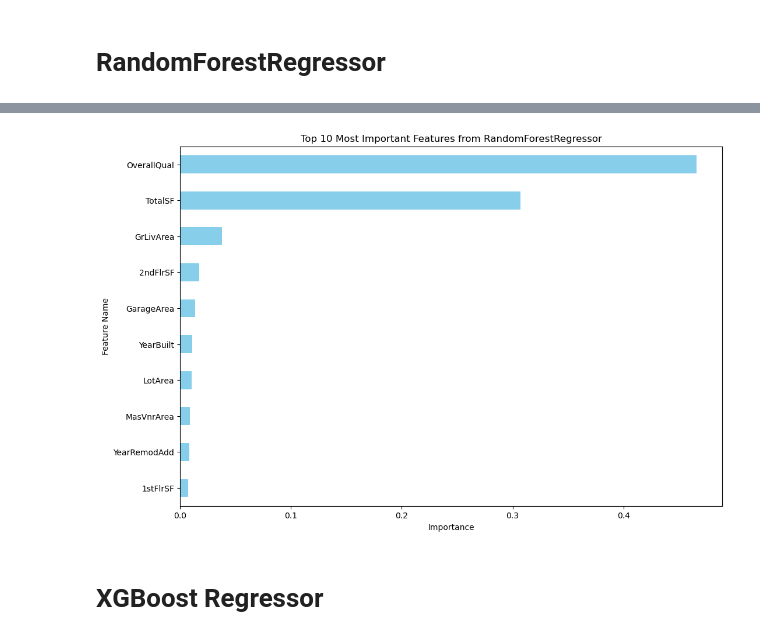
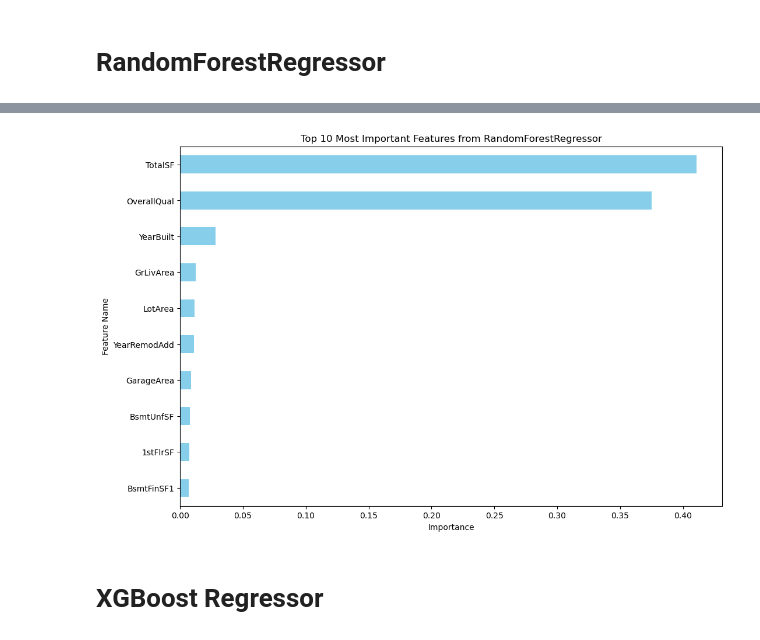
Before and after one commit to lottiewolf/NYCDSA_ML_Ames, a Jupyter notebook: Ames_ML_Modeling.ipynb, the cells around one changed output, grey strips where cells are left out. Drawn from its saved outputs; the diff is of its cells as text; code cells hidden in the pictures.

Commit message:
Last version of modeling

```diff
--- a/Ames_ML_Modeling.ipynb
+++ b/Ames_ML_Modeling.ipynb
@@ -45,10 +155,10 @@ R2 for Simple Linear Regression models: score, feature [[1.0, 'SalePrice'], [0.6
 # %% [markdown]
 # Feature Selection
 # %%
-numerical_features=['GrLivArea','SalePrice','LotFrontage','LotArea','YearBuilt','YearRemodAdd','MasVnrArea',
+numerical_features=['GrLivArea','LotFrontage','LotArea','YearBuilt','YearRemodAdd','MasVnrArea',
  'BsmtFinSF1','BsmtFinSF2','BsmtUnfSF','TotalBsmtSF','1stFlrSF','2ndFlrSF','LowQualFinSF',
- 'GarageYrBlt','GarageArea','WoodDeckSF','OpenPorchSF','EnclosedPorch','3SsnPorch',
- 'ScreenPorch','PoolArea','MiscVal','DistanceToISU','YearsSinceRemod','TotalSF','DateSold']
+ 'GarageYrBlt','GarageArea','WoodDeckSF','OpenPorchSF','EnclosedPorch','3SsnPorch','YrSold',
+ 'ScreenPorch','PoolArea','MiscVal','DistanceToISU','YearsSinceRemod','TotalSF'] #'DateSold'
 cat_ord_features=['LandSlope','OverallQual','OverallCond','ExterQual','ExterCond','BsmtQual',
  'BsmtCond','HeatingQC','BsmtFullBath','BsmtHalfBath','FullBath','HalfBath','BedroomAbvGr',
  'KitchenAbvGr','KitchenQual','TotRmsAbvGrd','Fireplaces','FireplaceQu','GarageCars',
@@ -57,4 +167,11 @@ cat_nom_features=['MSSubClass','MSZoning','Street','Alley','LotShape','LandConto
  'LotConfig','Neighborhood','Condition1','Condition2','BldgType','HouseStyle','RoofStyle',
  'RoofMatl','Exterior1st','Exterior2nd','MasVnrType','Foundation','BsmtExposure','BsmtFinType1',
  'BsmtFinType2','Heating','CentralAir','Electrical','Functional','GarageType','GarageFinish',
- 'PavedDrive','Fence','MiscFeature','MoSold','YrSold','SaleType','SaleCondition']
+ 'PavedDrive','Fence','MiscFeature','MoSold','SaleType','SaleCondition']
+all_features = numerical_features + cat_ord_features + cat_nom_features
+best_features = ['GrLivArea', 'MSSubClass', 'LotFrontage', 'LotArea', 'OverallQual', 'OverallCond',
+            'YearBuilt', 'YearRemodAdd', 'MasVnrArea', 'BsmtFinSF1', 'BsmtFinSF2', 'BsmtUnfSF', 'TotalBsmtSF',
+            'LowQualFinSF', 'BedroomAbvGr'] #top 15 from one of the combinatorics run
+print("Number of numerical feat: ",len(numerical_features))
+print("Number of ord feat: ",len(cat_ord_features))
+print("Number of nom feat: ",len(cat_nom_features))
@@ -605,26 +534,11 @@ Name: VIF, dtype: float64
 # %% [markdown]
 # RandomForestRegressor
 # %%
-import pandas as pd
-from sklearn.model_selection import train_test_split
-from sklearn.ensemble import RandomForestRegressor
-from sklearn.metrics import r2_score, mean_squared_error
-from sklearn.preprocessing import StandardScaler, OneHotEncoder
-from sklearn.compose import ColumnTransformer
-from sklearn.pipeline import Pipeline
-
-
-
-# Prepare target and features
-X = housing.drop(['SalePrice', 'LogSalePrice', 'LogGrLivArea'], axis=1)
-y = housing['SalePrice']
+X = housing[all_features] # Features
+y = housing['SalePrice']  # Target variable
 
 # Split the data
 X_train, X_test, y_train, y_test = train_test_split(X, y, test_size=0.2, random_state=42)
-
-# Identify numeric and categorical columns
-numeric_features = X_train.select_dtypes(include=['int64', 'float64']).columns
-categorical_features = X_train.select_dtypes(include=['object']).columns
 
 # Create transformers
 numeric_transformer = Pipeline(steps=[
@@ -637,8 +551,8 @@ categorical_transformer = Pipeline(steps=[
 
 preprocessor = ColumnTransformer(
     transformers=[
-        ('num', numeric_transformer, numeric_features),
-        ('cat', categorical_transformer, categorical_features)])
+        ('num', numeric_transformer, numerical_features),
+        ('cat', categorical_transformer, cat_nom_features)])
 
 # Append classifier to preprocessing pipeline.
 pipeline = Pipeline(steps=[('preprocessor', preprocessor),
@@ -719,25 +627,18 @@ OverallQual: 0.46577938077835196
 # %%
-import matplotlib.pyplot as plt
-
-# Extract feature importances
-importances = model.feature_importances_
-
 # Map importances to the column names
 feature_importances = pd.Series(importances, index=X_train.columns)
-
-# Sort and take top 10
 top_10 = feature_importances.sort_values(ascending=False).head(10)
 
 # Plot
 plt.figure(figsize=(12, 8))
 top_10.plot(kind='barh', color='skyblue')
 plt.title('Top 10 Most Important Features from RandomForestRegressor')
 plt.xlabel('Importance')
 plt.ylabel('Feature Name')
 plt.gca().invert_yaxis()  # to have the most important feature at the top
 plt.show()
 # %% [output]
-[figure, old version]
+[figure, new version]
 # %% [markdown]
 # XGBoost Regressor
 # %%
```
Also changed, not shown: parts of 58 cells of this notebook, 2 other files.
